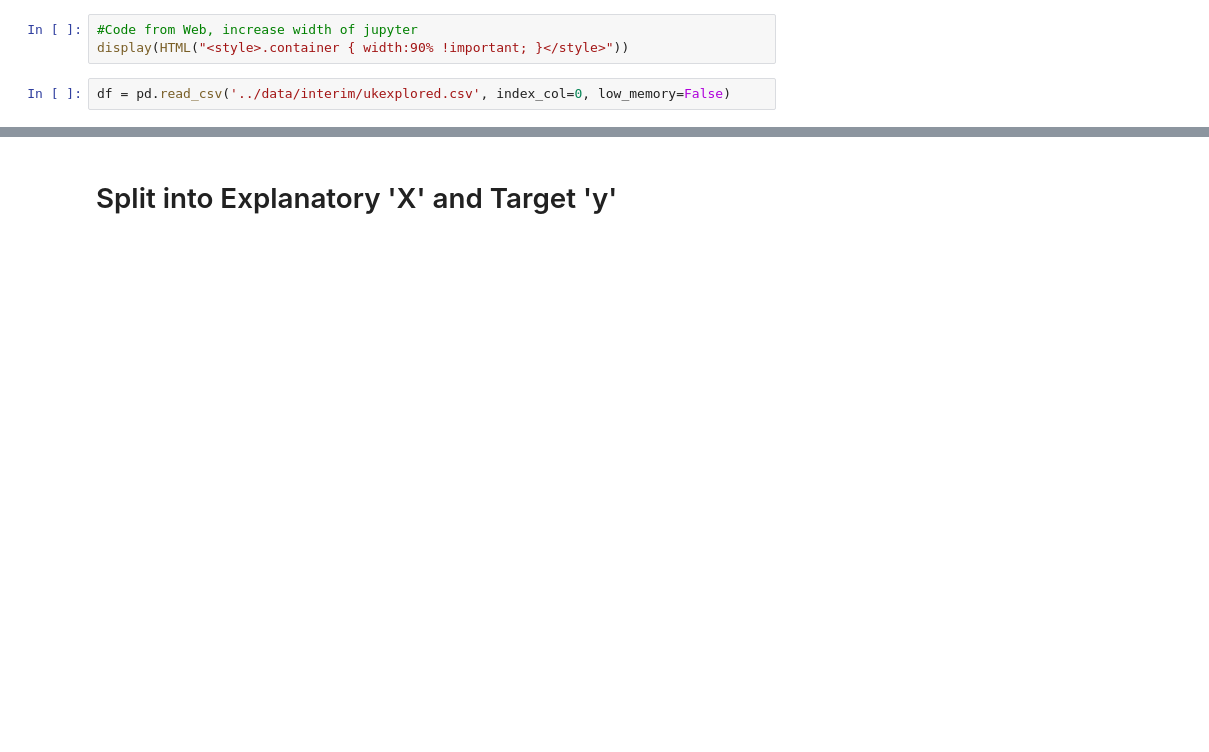
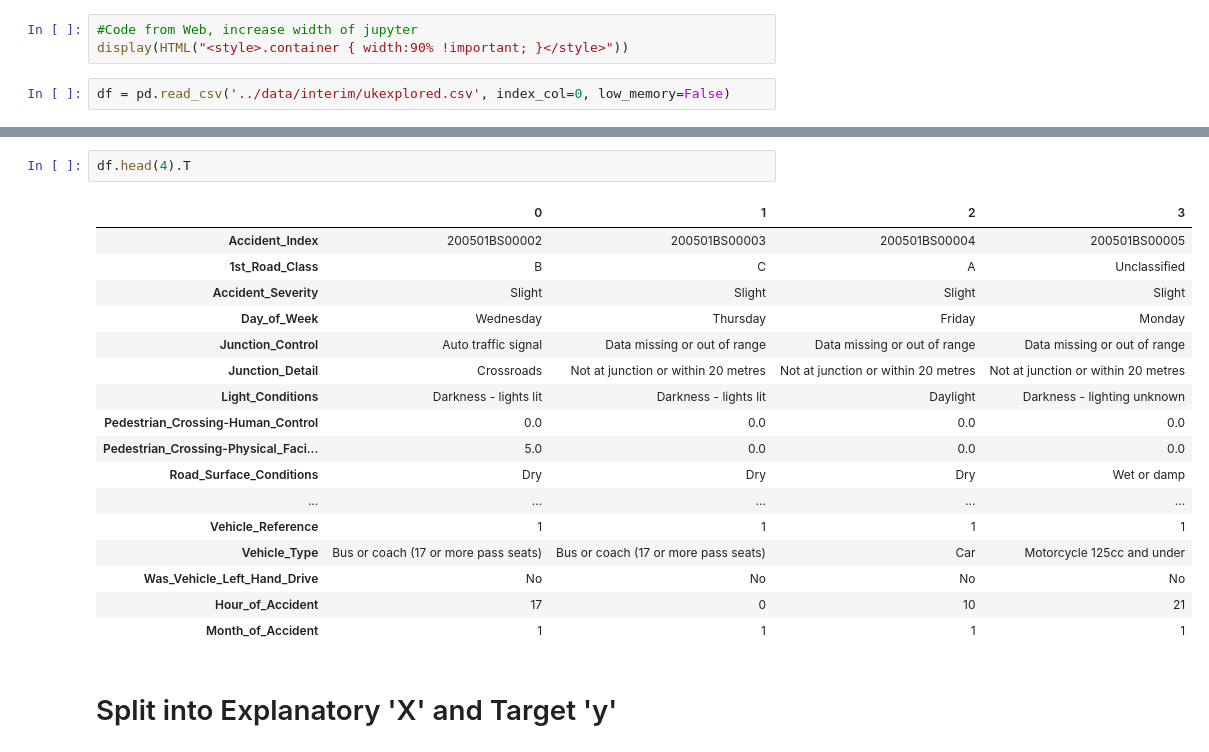
Before and after one commit to scharpham/Springboard, a Jupyter notebook: Capstone2/capstone2/notebooks/Capstone2-Preprocessing.ipynb, the cells around one changed output, grey strips where cells are left out. Saved outputs shown, nothing was run; the diff lists cells and outputs as text; blank space fills up the shorter version.

```diff
--- a/Capstone2/capstone2/notebooks/Capstone2-Preprocessing.ipynb
+++ b/Capstone2/capstone2/notebooks/Capstone2-Preprocessing.ipynb
@@ -24,2 +31,22 @@ df.head(3)
+# %%
+df.head(4).T
+# %% [output]
+|  | 0 | 1 | 2 | 3 |
+| Accident_Index | 200501BS00002 | 200501BS00003 | 200501BS00004 | 200501BS00005 |
+| 1st_Road_Class | B | C | A | Unclassified |
+| Accident_Severity | Slight | Slight | Slight | Slight |
+| Day_of_Week | Wednesday | Thursday | Friday | Monday |
+| Junction_Control | Auto traffic signal | Data missing or out of range | Data missing or out of range | Data missing or out of range |
+| Junction_Detail | Crossroads | Not at junction or within 20 metres | Not at junction or within 20 metres | Not at junction or within 20 metres |
+| Light_Conditions | Darkness - lights lit | Darkness - lights lit | Daylight | Darkness - lighting unknown |
+| Pedestrian_Crossing-Human_Control | 0.0 | 0.0 | 0.0 | 0.0 |
+| Pedestrian_Crossing-Physical_Faci... | 5.0 | 0.0 | 0.0 | 0.0 |
+| Road_Surface_Conditions | Dry | Dry | Dry | Wet or damp |
+| ... | ... | ... | ... | ... |
+| Vehicle_Reference | 1 | 1 | 1 | 1 |
+| Vehicle_Type | Bus or coach (17 or more pass seats) | Bus or coach (17 or more pass seats) | Car | Motorcycle 125cc and under |
+| Was_Vehicle_Left_Hand_Drive | No | No | No | No |
+| Hour_of_Accident | 17 | 0 | 10 | 21 |
+| Month_of_Accident | 1 | 1 | 1 | 1 |
 # %% [markdown]
 # Split into Explanatory 'X' and Target 'y'
```
Also changed, not shown: parts of 20 cells of this notebook, 1 other file.
